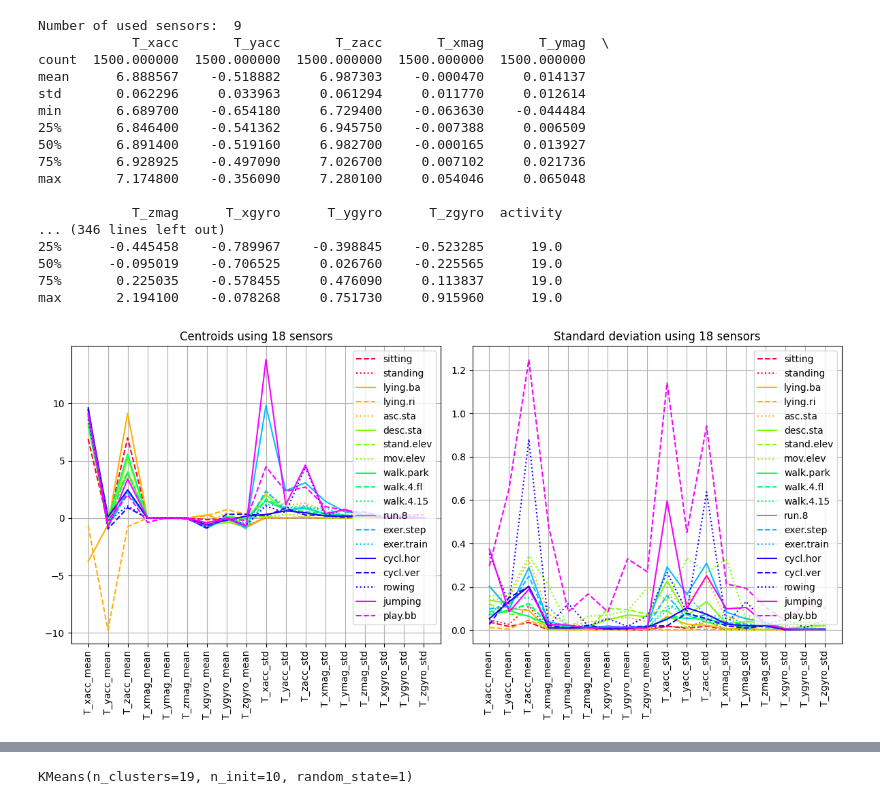
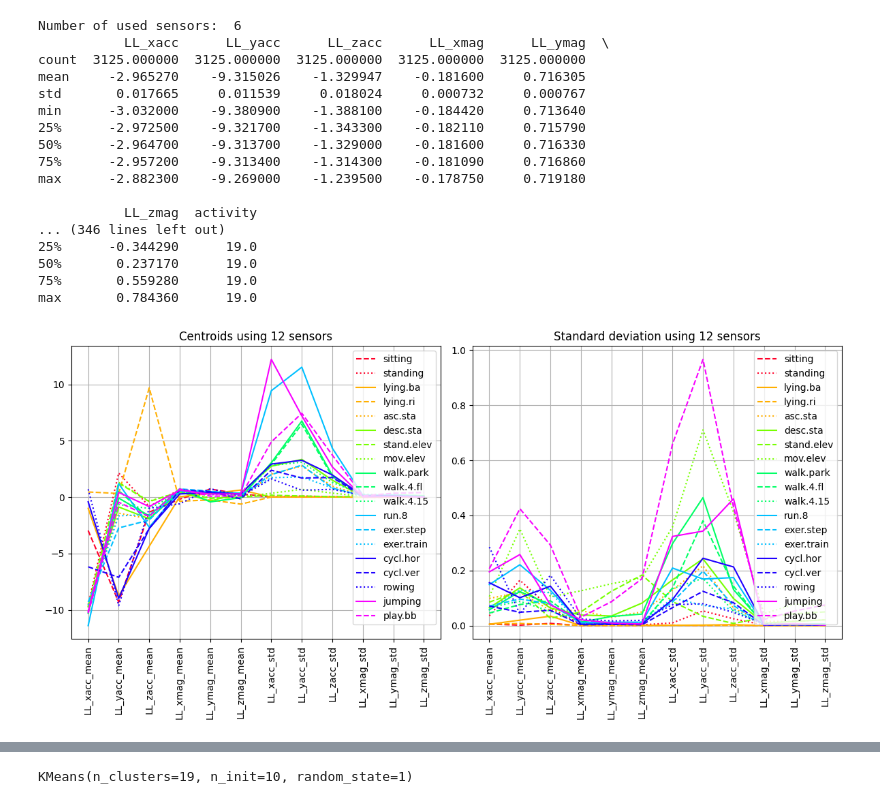
Before and after one commit to steurendo/ICT4Health, a Jupyter notebook: Lab4/lab4.ipynb, the cells around one changed output, grey strips where cells are left out. Cells and saved outputs as stored; diff of their text form; code cells hidden in the pictures.

```diff
--- a/Lab4/lab4.ipynb
+++ b/Lab4/lab4.ipynb
@@ -123,16 +136,37 @@ actNamesShort = [
 ind_acc = [i for i in range(45) if 'acc' in sensNames[i]]  # accelerometers
 ind_mag = [i for i in range(45) if 'mag' in sensNames[i]]  # magnetometers
 ind_gyr = [i for i in range(45) if 'gyr' in sensNames[i]]  # gyroscopes
-sensors1 = ind_acc + ind_mag + ind_gyr
+# sensors1 = ind_acc + ind_mag + ind_gyr
+# Selected sensor types
+sensors1 = []
+if use_acc:
+    sensors1 += ind_acc
+if use_mag:
+    sensors1 += ind_mag
+if use_gyr:
+    sensors1 += ind_gyr
 # On the body
 sensorsT = [i for i in sensors1 if 'T' in sensNames[i]]  # sensors on torso
 sensorsLL = [i for i in sensors1 if 'LL' in sensNames[i]]  # sensors on left leg
 sensorsLA = [i for i in sensors1 if 'LA' in sensNames[i]]  # sensors on left arm
 sensorsRL = [i for i in sensors1 if 'RL' in sensNames[i]]  # sensors on right leg
 sensorsRA = [i for i in sensors1 if 'RA' in sensNames[i]]  # sensors on right arm
-# TODO: tweak
-# sensors = sensorsLL  # selected sensors
-sensors = sensorsT
+# sensors = sensorsLL
+# Selected body regions
+sensors = []
+if on_LL:
+    sensors += sensorsLL
+if on_RL:
+    sensors += sensorsRL
+if on_T:
+    sensors += sensorsT
+if on_LA:
+    sensors += sensorsLA
+if on_RA:
+    sensors += sensorsRA
+# %%
+Nslices = 25  # number of slices to plot and to train the system
+memory_factor = 8  # factor to be multiplied to the number of sampled per second
 # %%
 # Available data settings
 patients = [5]  # list of selected patients
@@ -141,9 +175,6 @@ activities = list(range(1, 20))  # list of indexes of activities to plot
 actNamesSub = [actNamesShort[i - 1] for i in activities]  # short names of the selected activities
 sensNamesSub = [sensNames[i] for i in sensors]  # names of selected sensors
 # Slices are portions of data taken, which in this case is memorized in single .txt files
-# TODO: tweak
-Nslices = 25  # number of slices to plot and to train the system
-Nslices = 12
 slices = list(range(1, Nslices + 1))  # first Nslices to plot
 NtotSlices = 60  # total number of slices
 fs = 25  # Hz, sampling frequency
@@ -151,9 +182,8 @@ fs = 25  # Hz, sampling frequency
 samplesPerSecond = fs  # samples in one second
 # Each slice contains samples taken for 5 seconds
 samplesPerSlice = fs * 5  # samples in each slice
-# TODO: tweak
-memory = 8 * samplesPerSecond
-memory = 4 * samplesPerSecond
+# memory = 8 * samplesPerSecond
+memory = memory_factor * samplesPerSecond
 # %%
 save_plots = False
 if save_plots:
@@ -185,55 +215,57 @@ centroids = np.zeros((NAc, len(sensors) * 2))  # centroids for all the activitie
 stdpoints = np.zeros((NAc, len(sensors) * 2))  # variance in cluster for each sensor
 if plot_results:
     plt.figure(figsize=(12, 6))
+sensor_names = []
+x = pd.DataFrame()
 for i in range(1, NAc + 1):
     activ = [i]
     x = generateDF(filedir, sensNamesSub, sensors, patients, activ, slices)
     print(x.describe())
     x = genFeatures(x, memory)
     x = x.drop(columns=['activity'])
     sensor_names = list(x.columns)
     centroids[i - 1, :] = x.mean().values
     stdpoints[i - 1] = np.sqrt(x.var().values)
     if plot_results:
         plt.subplot(1, 2, 1)
         lines = plt.plot(centroids[i - 1, :], label=actNamesShort[i - 1])
         lines[0].set_color(cm(i // 3 * 3 / NAc))
         lines[0].set_linestyle(line_styles[i % 3])
         plt.subplot(1, 2, 2)
         lines = plt.plot(stdpoints[i - 1, :], label=actNamesShort[i - 1])
         lines[0].set_color(cm(i // 3 * 3 / NAc))
         lines[0].set_linestyle(line_styles[i % 3])
 if plot_results:
     plt.subplot(1, 2, 1)
     plt.legend(loc='upper right')
     plt.grid()
     plt.title('Centroids using ' + str(len(sensor_names)) + ' sensors')
     plt.xticks(np.arange(x.shape[1]), list(x.columns), rotation=90)
     plt.subplot(1, 2, 2)
     plt.legend(loc='upper right')
     plt.grid()
     plt.title('Standard deviation using ' + str(len(sensor_names)) + ' sensors')
     plt.xticks(np.arange(x.shape[1]), list(x.columns), rotation=90)
     plt.tight_layout()
 # %% [output]
-Number of used sensors:  9
-            T_xacc       T_yacc       T_zacc       T_xmag       T_ymag  \
-count  1500.000000  1500.000000  1500.000000  1500.000000  1500.000000
-mean      6.888567    -0.518882     6.987303    -0.000470     0.014137
-std       0.062296     0.033963     0.061294     0.011770     0.012614
-min       6.689700    -0.654180     6.729400    -0.063630    -0.044484
-25%       6.846400    -0.541362     6.945750    -0.007388     0.006509
-50%       6.891400    -0.519160     6.982700    -0.000165     0.013927
-75%       6.928925    -0.497090     7.026700     0.007102     0.021736
-max       7.174800    -0.356090     7.280100     0.054046     0.065048
+Number of used sensors:  6
+           LL_xacc      LL_yacc      LL_zacc      LL_xmag      LL_ymag  \
+count  3125.000000  3125.000000  3125.000000  3125.000000  3125.000000
+mean     -2.965270    -9.315026    -1.329947    -0.181600     0.716305
+std       0.017665     0.011539     0.018024     0.000732     0.000767
+min      -3.032000    -9.380900    -1.388100    -0.184420     0.713640
+25%      -2.972500    -9.321700    -1.343300    -0.182110     0.715790
+50%      -2.964700    -9.313700    -1.329000    -0.181600     0.716330
+75%      -2.957200    -9.313400    -1.314300    -0.181090     0.716860
+max      -2.882300    -9.269000    -1.239500    -0.178750     0.719180
 
-            T_zmag      T_xgyro      T_ygyro      T_zgyro  activity
+           LL_zmag  activity
 ... (346 lines left out)
-25%      -0.445458    -0.789967    -0.398845    -0.523285      19.0
-50%      -0.095019    -0.706525     0.026760    -0.225565      19.0
-75%       0.225035    -0.578455     0.476090     0.113837      19.0
-max       2.194100    -0.078268     0.751730     0.915960      19.0
+25%      -0.344290      19.0
+50%       0.237170      19.0
+75%       0.559280      19.0
+max       0.784360      19.0
-[figure, old version]
+[figure, new version]
 # %%
 # Computing distances between centroids
 plot_results = True
```
Also changed, not shown: parts of 22 cells of this notebook, 1 other file.
